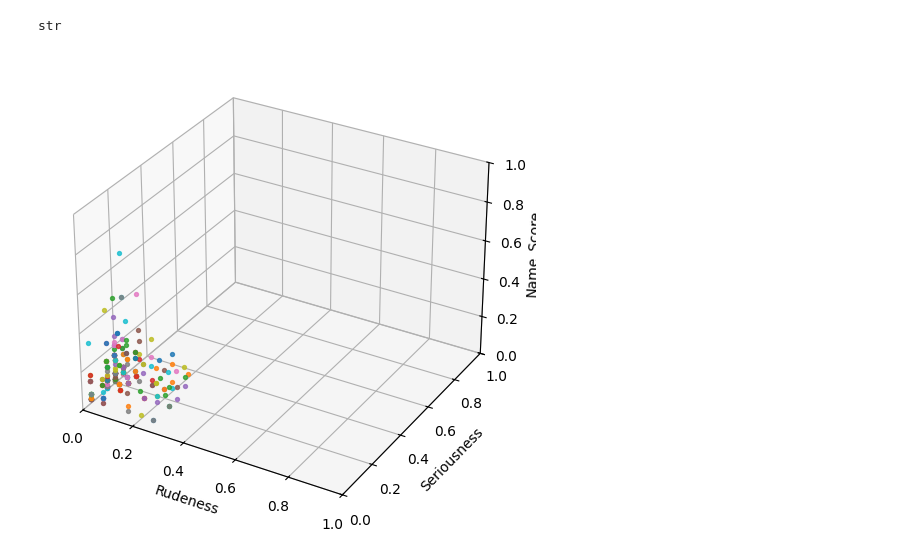
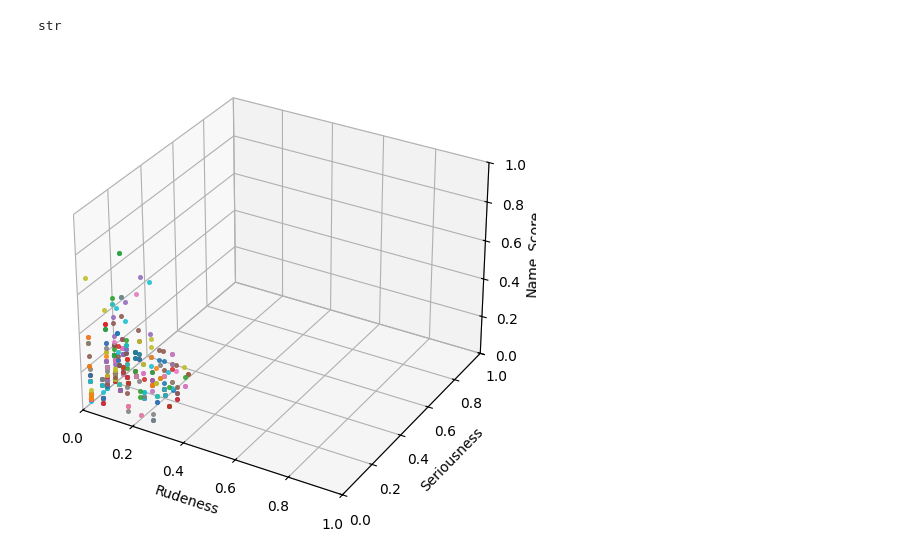
Before and after one commit to ichzann/social-comment-map, a Jupyter notebook: map.ipynb, the cells around one changed output. Drawn from its saved outputs; the diff is of its cells as text; code cells hidden in the pictures.

Commit message:
comment count 600

```diff
--- a/map.ipynb
+++ b/map.ipynb
@@ -31,7 +31,7 @@ import ollama
 # %%
 import time
 
-golabal_comment_count = 60
+golabal_comment_count = 300
 
 single_name_prompt = """
 Generate exactly ONE random username that could appear on social media. Those could be nicknames, real life names, names of famous personalities or anyting else. dont forget to use real names sometimes. Return the nick name alone , without any explanation or addition text"""
@@ -78,7 +78,7 @@ for i in range(10):
 csv.head()
 # %%
 
-for i in range(110, 300):
+for i in range(300, 600):
     csv.iloc[i, 4] = f"{random_ai_name()}"
     csv.iloc[i, 5] = f"{nickname_score()}"
     csv.iloc[i, 2] = f"{kindness_score()}"
@@ -118,37 +118,37 @@ type(csv.iloc[0][2])
 # %% [output]
 str
 # %%
-for i in range(300):
+for i in range(600):
     csv.loc[i, "ai_kindness"] = float(csv.loc[i, "ai_kindness"])#kindness
     csv.loc[i, "ai_seroiusnes"] = float(csv.loc[i, "ai_seroiusnes"])#seroiusness
     csv.loc[i, "nickname_score"] = float(csv.loc[i, "nickname_score"])#Nick_score
 # %%
 
 
 
 fig = plt.figure(figsize= (7,6))
 ax = fig.add_subplot(projection='3d')
 
-for s in range(300):
+for s in range(600):
     for m  in ('o'):
         x = csv.iloc[s][2] # Kindess
         y = csv.iloc[s][3]   #Seroiusness
         z = csv.iloc[s][5]   #Nickname_score
 
 
 
-    ax.scatter(x,y,z, marker=m, alpha= 0.8, s = 8)
+    ax.scatter(x,y,z, marker=m, alpha= 0.8, s =7)
 
 ax.set_xlabel('Rudeness')
 ax.set_ylabel('Seriousness')
 ax.set_zlabel('Name_Score',labelpad=1)
 
 
 ax.set_xlim(0,1)
 ax.set_ylim(0,1)
 ax.set_zlim(0,1)
 
 
 plt.show()
 # %% [output]
-[figure, old version]
+[figure, new version]
```
Also changed, not shown: parts of 1 cell of this notebook.
